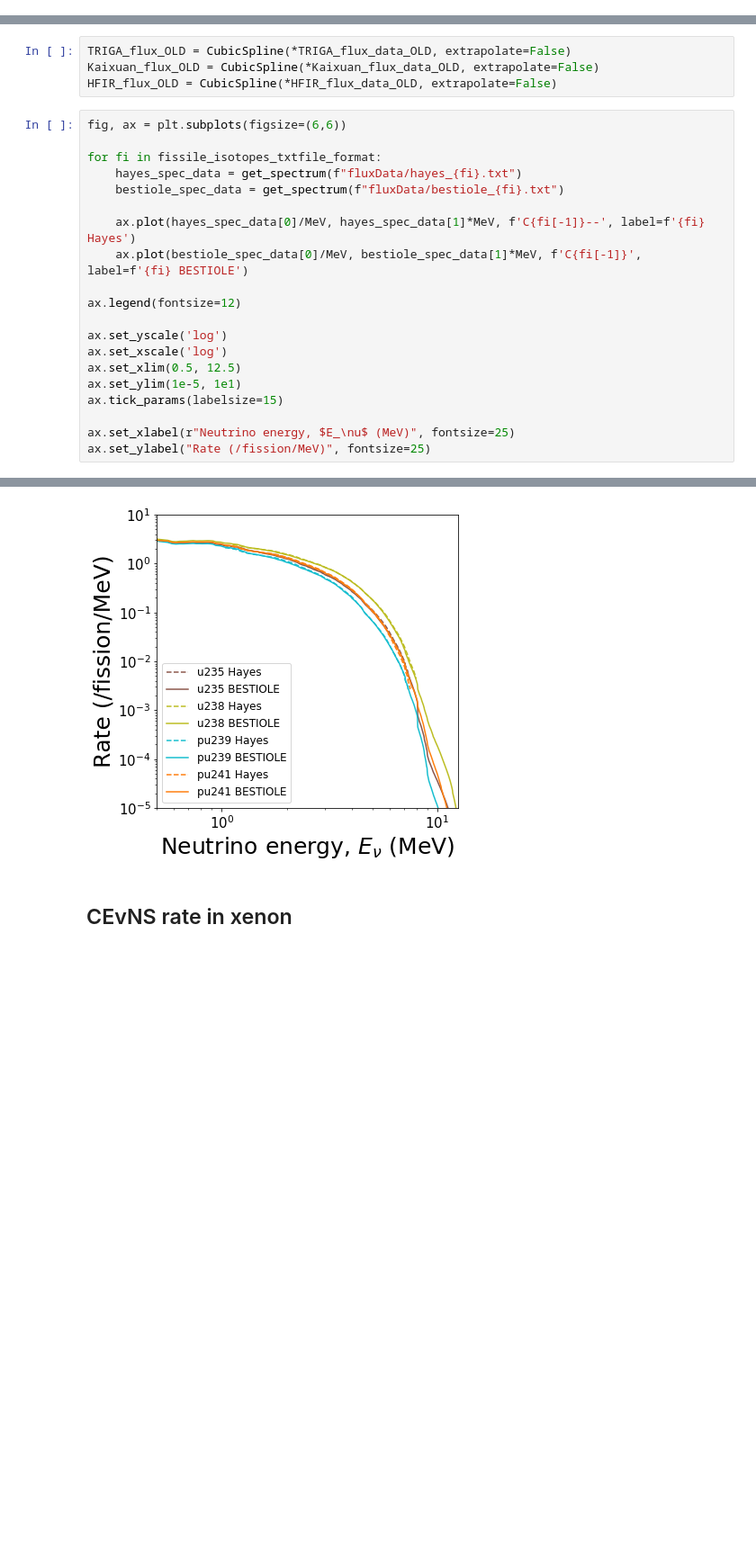
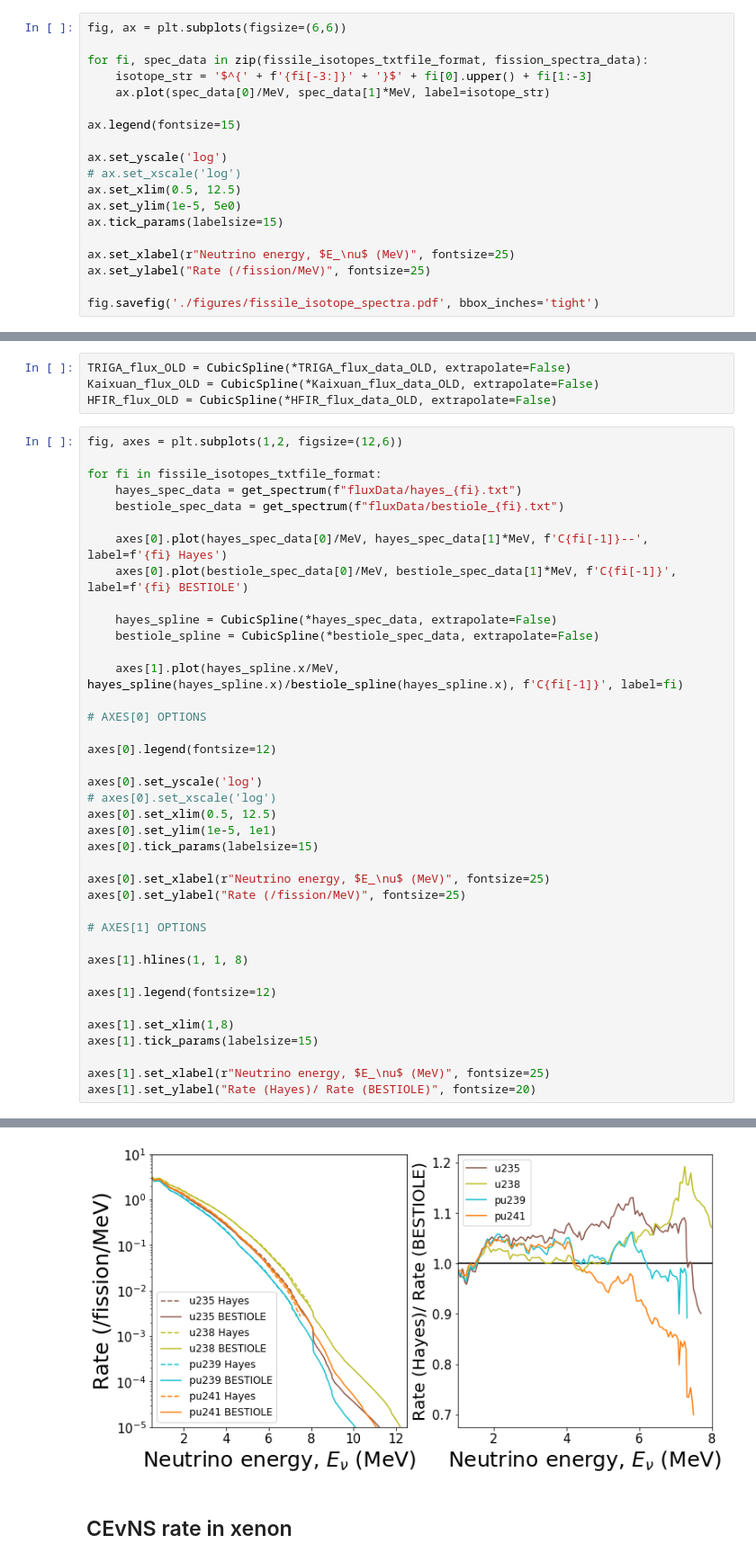
Before and after one commit to RitterCat/reactor-nu-cevns, a Jupyter notebook: cevns_rate.ipynb, the cells around one changed output, grey strips where cells are left out. Shown at 90% size. Drawn from its saved outputs; the diff is of its cells as text; blank space fills up the shorter version.

```diff
--- a/cevns_rate.ipynb
+++ b/cevns_rate.ipynb
@@ -122,3 +141,22 @@ for fi in fissile_isotopes_txtfile_format:
     fission_spectra_data.append(spec)
 
     fission_spectra.append(CubicSpline(*spec, extrapolate=False))
+# %%
+fig, ax = plt.subplots(figsize=(6,6))
+
+for fi, spec_data in zip(fissile_isotopes_txtfile_format, fission_spectra_data):
+    isotope_str = '$^{' + f'{fi[-3:]}' + '}$' + fi[0].upper() + fi[1:-3]
+    ax.plot(spec_data[0]/MeV, spec_data[1]*MeV, label=isotope_str)
+
+ax.legend(fontsize=15)
+
+ax.set_yscale('log')
+# ax.set_xscale('log')
+ax.set_xlim(0.5, 12.5)
+ax.set_ylim(1e-5, 5e0)
+ax.tick_params(labelsize=15)
+
+ax.set_xlabel(r"Neutrino energy, $E_\nu$ (MeV)", fontsize=25)
+ax.set_ylabel("Rate (/fission/MeV)", fontsize=25)
+
+fig.savefig('./figures/fissile_isotope_spectra.pdf', bbox_inches='tight')
@@ -159,23 +205,42 @@ TRIGA_flux_OLD = CubicSpline(*TRIGA_flux_data_OLD, extrapolate=False)
 Kaixuan_flux_OLD = CubicSpline(*Kaixuan_flux_data_OLD, extrapolate=False)
 HFIR_flux_OLD = CubicSpline(*HFIR_flux_data_OLD, extrapolate=False)
 # %%
-fig, ax = plt.subplots(figsize=(6,6))
+fig, axes = plt.subplots(1,2, figsize=(12,6))
 
 for fi in fissile_isotopes_txtfile_format:
     hayes_spec_data = get_spectrum(f"fluxData/hayes_{fi}.txt")
     bestiole_spec_data = get_spectrum(f"fluxData/bestiole_{fi}.txt")
 
-    ax.plot(hayes_spec_data[0]/MeV, hayes_spec_data[1]*MeV, f'C{fi[-1]}--', label=f'{fi} Hayes')
-    ax.plot(bestiole_spec_data[0]/MeV, bestiole_spec_data[1]*MeV, f'C{fi[-1]}', label=f'{fi} BESTIOLE')
+    axes[0].plot(hayes_spec_data[0]/MeV, hayes_spec_data[1]*MeV, f'C{fi[-1]}--', label=f'{fi} Hayes')
+    axes[0].plot(bestiole_spec_data[0]/MeV, bestiole_spec_data[1]*MeV, f'C{fi[-1]}', label=f'{fi} BESTIOLE')
 
-ax.legend(fontsize=12)
+    hayes_spline = CubicSpline(*hayes_spec_data, extrapolate=False)
+    bestiole_spline = CubicSpline(*bestiole_spec_data, extrapolate=False)
 
-ax.set_yscale('log')
-ax.set_xscale('log')
-ax.set_xlim(0.5, 12.5)
-ax.set_ylim(1e-5, 1e1)
-ax.tick_params(labelsize=15)
+    axes[1].plot(hayes_spline.x/MeV, hayes_spline(hayes_spline.x)/bestiole_spline(hayes_spline.x), f'C{fi[-1]}', label=fi)
 
-ax.set_xlabel(r"Neutrino energy, $E_\nu$ (MeV)", fontsize=25)
-ax.set_ylabel("Rate (/fission/MeV)", fontsize=25)
+# AXES[0] OPTIONS
+
+axes[0].legend(fontsize=12)
+
+axes[0].set_yscale('log')
+# axes[0].set_xscale('log')
+axes[0].set_xlim(0.5, 12.5)
+axes[0].set_ylim(1e-5, 1e1)
+axes[0].tick_params(labelsize=15)
+
+axes[0].set_xlabel(r"Neutrino energy, $E_\nu$ (MeV)", fontsize=25)
+axes[0].set_ylabel("Rate (/fission/MeV)", fontsize=25)
+
+# AXES[1] OPTIONS
+
+axes[1].hlines(1, 1, 8)
+
+axes[1].legend(fontsize=12)
+
+axes[1].set_xlim(1,8)
+axes[1].tick_params(labelsize=15)
+
+axes[1].set_xlabel(r"Neutrino energy, $E_\nu$ (MeV)", fontsize=25)
+axes[1].set_ylabel("Rate (Hayes)/ Rate (BESTIOLE)", fontsize=20)
 # %% [output]
@@ -183,4 +248,4 @@ Text(0,0.5,'Rate (/fission/MeV)')
-[figure, old version]
+[figure, new version]
 # %% [markdown]
 ## CEvNS rate in xenon
 # %%
```
Also changed, not shown: parts of 19 cells of this notebook, 1 other file.
